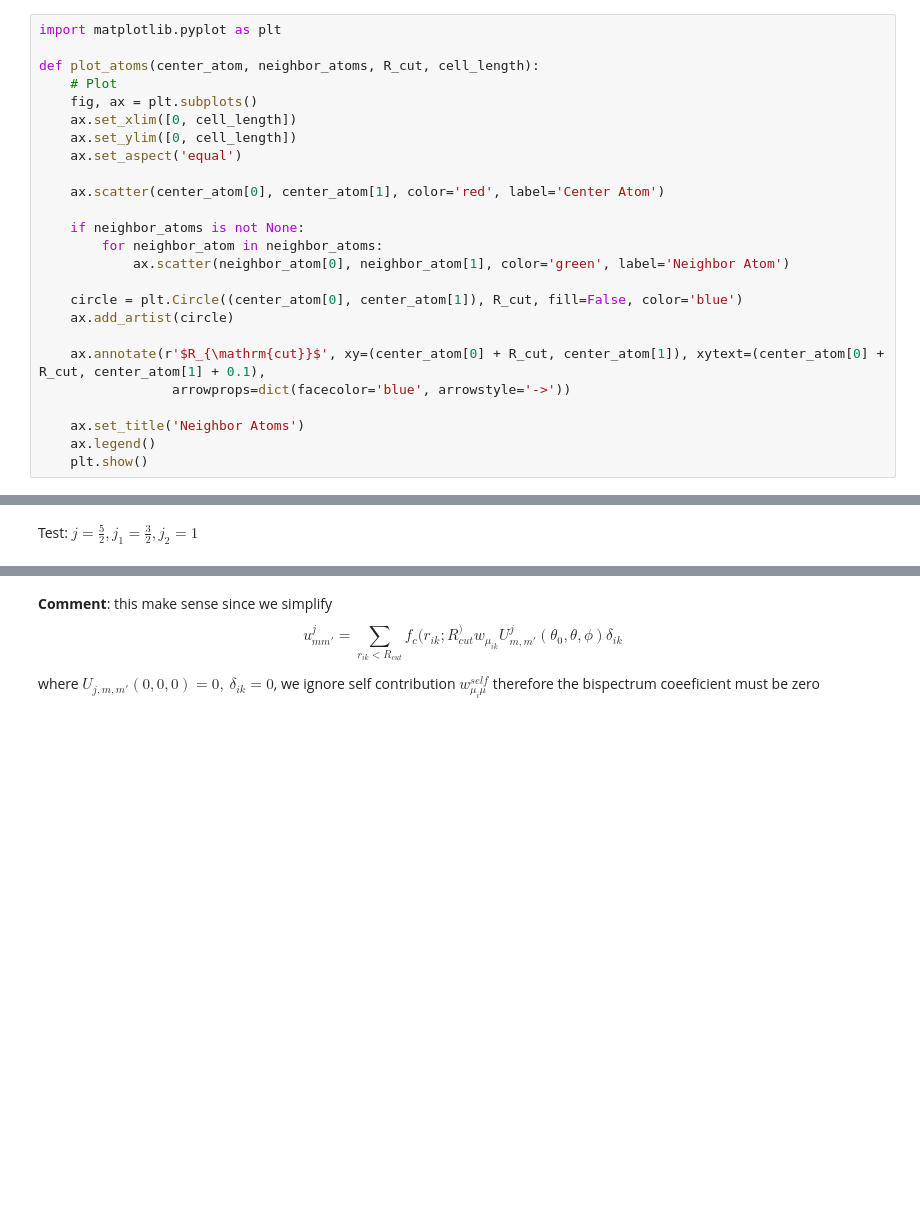
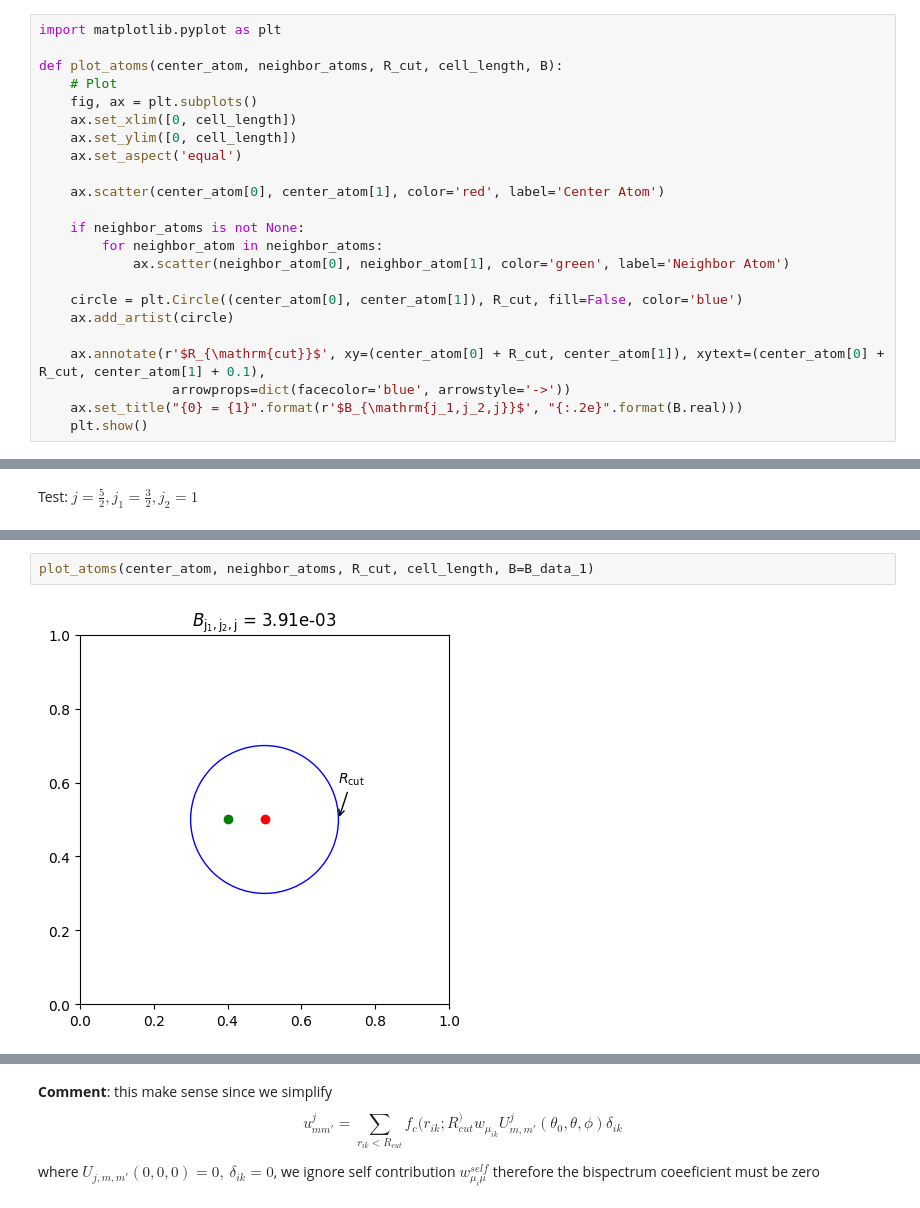
Before and after one commit to dtht2d/bispectrum_component, a Jupyter notebook: bispectrum/example/study_cases_example_SO4_calc.ipynb, the cells around one changed output, grey strips where cells are left out. Drawn from its saved outputs; the diff is of its cells as text; blank space fills up the shorter version.

```diff
--- a/bispectrum/example/study_cases_example_SO4_calc.ipynb
+++ b/bispectrum/example/study_cases_example_SO4_calc.ipynb
@@ -338,7 +375,7 @@ These value stay constant through out cases test:
 # %%
 import matplotlib.pyplot as plt
 
-def plot_atoms(center_atom, neighbor_atoms, R_cut, cell_length):
+def plot_atoms(center_atom, neighbor_atoms, R_cut, cell_length, B):
     # Plot
     fig, ax = plt.subplots()
     ax.set_xlim([0, cell_length])
@@ -356,8 +393,6 @@ def plot_atoms(center_atom, neighbor_atoms, R_cut, cell_length):
 
     ax.annotate(r'$R_{\mathrm{cut}}$', xy=(center_atom[0] + R_cut, center_atom[1]), xytext=(center_atom[0] + R_cut, center_atom[1] + 0.1),
                  arrowprops=dict(facecolor='blue', arrowstyle='->'))
-
-    ax.set_title('Neighbor Atoms')
-    ax.legend()
+    ax.set_title("{0} = {1}".format(r'$B_{\mathrm{j_1,j_2,j}}$', "{:.2e}".format(B.real)))
     plt.show()
 # %% [output]
@@ -435,0 +422,4 @@ time: 53.4 ms (started: 2023-07-05 19:48:23 +00:00)
+# %%
+plot_atoms(center_atom, neighbor_atoms, R_cut, cell_length, B=B_data_1)
+# %% [output]
+[figure, added]
```
Also changed, not shown: parts of 23 cells of this notebook.
